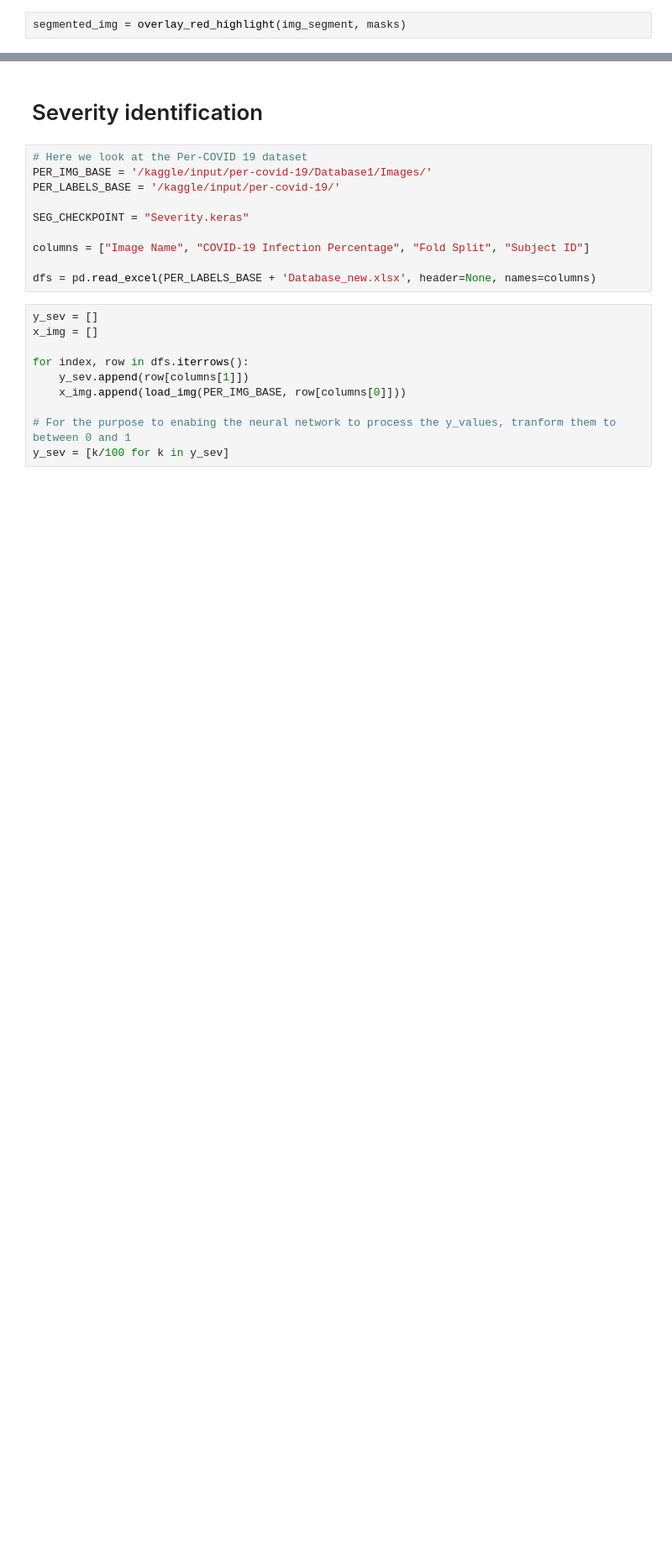
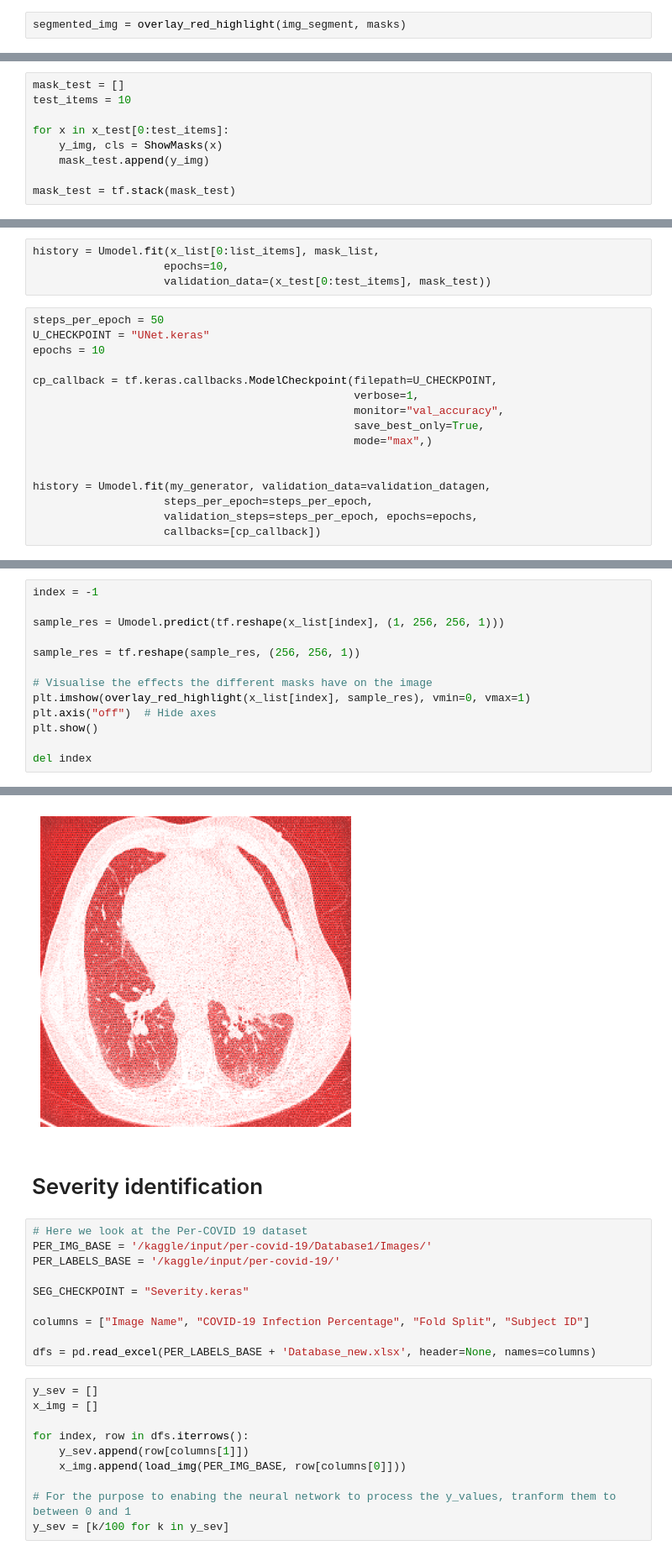
Before and after one commit to Praneeth-Suresh/CT-image, a Jupyter notebook: notebookb0bf2e321b.ipynb, the cells around one changed output, grey strips where cells are left out. Shown at 84% size. Saved outputs shown, nothing was run; the diff lists cells and outputs as text; blank space fills up the shorter version.

```diff
--- a/notebookb0bf2e321b.ipynb
+++ b/notebookb0bf2e321b.ipynb
@@ -418,0 +668,9 @@ print(f"The red highlighted segments show the regions that indicate that the ima
+# %%
+mask_test = []
+test_items = 10
+
+for x in x_test[0:test_items]:
+    y_img, cls = ShowMasks(x)
+    mask_test.append(y_img)
+
+mask_test = tf.stack(mask_test)
@@ -418,0 +737,20 @@ print(f"The red highlighted segments show the regions that indicate that the ima
+# %%
+history = Umodel.fit(x_list[0:list_items], mask_list,
+                    epochs=10,
+                    validation_data=(x_test[0:test_items], mask_test))
+# %%
+steps_per_epoch = 50
+U_CHECKPOINT = "UNet.keras"
+epochs = 10
+
+cp_callback = tf.keras.callbacks.ModelCheckpoint(filepath=U_CHECKPOINT,
+                                                 verbose=1,
+                                                 monitor="val_accuracy",
+                                                 save_best_only=True,
+                                                 mode="max",)
+
+
+history = Umodel.fit(my_generator, validation_data=validation_datagen,
+                    steps_per_epoch=steps_per_epoch,
+                    validation_steps=steps_per_epoch, epochs=epochs,
+                    callbacks=[cp_callback])
@@ -418,0 +765,14 @@ print(f"The red highlighted segments show the regions that indicate that the ima
+# %%
+index = -1
+
+sample_res = Umodel.predict(tf.reshape(x_list[index], (1, 256, 256, 1)))
+
+sample_res = tf.reshape(sample_res, (256, 256, 1))
+
+# Visualise the effects the different masks have on the image
+plt.imshow(overlay_red_highlight(x_list[index], sample_res), vmin=0, vmax=1)
+plt.axis("off")  # Hide axes
+plt.show()
+
+del index
+# %% [output]
@@ -419,3 +780,4 @@ print(f"The red highlighted segments show the regions that indicate that the ima
+[figure, added]
 # %% [markdown]
 # Severity identification
 # %%
```
Also changed, not shown: parts of 32 cells of this notebook, 1 other file.
